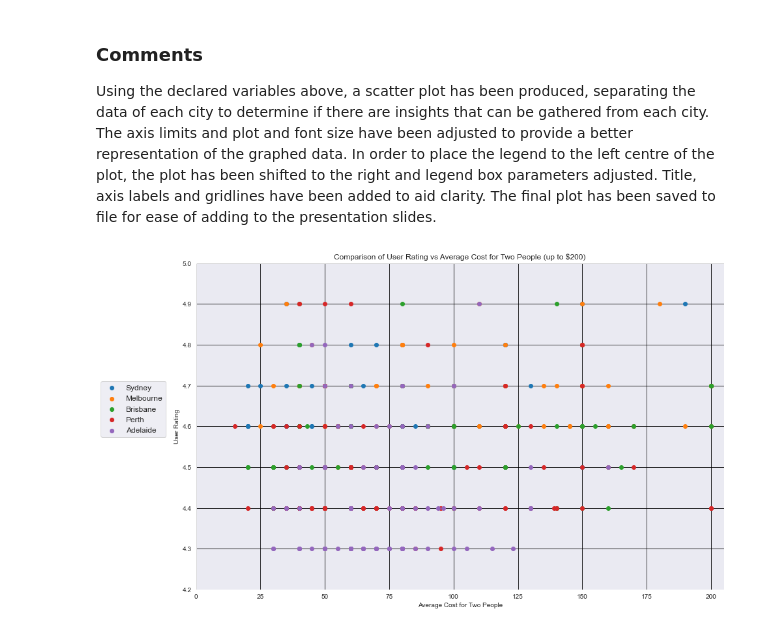
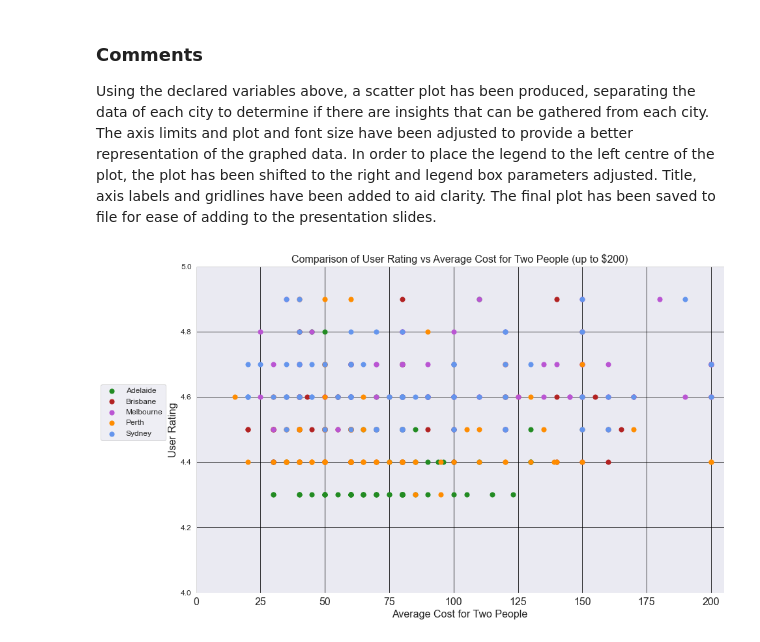
Before and after one commit to ashdrayton/Zomato-Restaurants-Reviews, a Jupyter notebook: Erica/Scatter_200.ipynb, the cells around one changed output. Saved outputs shown, nothing was run; the diff lists cells and outputs as text; code cells hidden in the pictures.

Commit message:
Presentation and graph amendments

```diff
--- a/Erica/Scatter_200.ipynb
+++ b/Erica/Scatter_200.ipynb
@@ -58,44 +58,43 @@ y5 = df.iloc[382:477, 10]
 Using the declared variables above, a scatter plot has been produced, separating the data of each city to determine if there are insights that can be gathered from each city. The axis limits and plot and font size have been adjusted to provide a better representation of the graphed data. In order to place the legend to the left centre of the plot, the plot has been shifted to the right and legend box parameters adjusted. Title, axis labels and gridlines have been added to aid clarity. The final plot has been saved to file for ease of adding to the presentation slides.
 # %%
 #Specify plot to be a scatter plot and add variables
-plt.scatter(x1,y1, label='Sydney')
-plt.scatter(x2,y2, label='Melbourne')
-plt.scatter(x3,y3, label='Brisbane')
-plt.scatter(x4,y4, label='Perth')
-plt.scatter(x5,y5, label='Adelaide')
+plt.scatter(x5,y5, label='Adelaide', color='forestgreen', s=50)
+plt.scatter(x3,y3, label='Brisbane', color='firebrick', s=50)
+plt.scatter(x2,y2, label='Melbourne', color='mediumorchid', s=50)
+plt.scatter(x4,y4, label='Perth', color='darkorange', s=50)
+plt.scatter(x1,y1, label='Sydney', color='cornflowerblue', s=50)
 
 #Set plot x and y axis limits
-plt.axis([0, 205, 4.2, 5.0])
+plt.axis([0, 205, 4.0, 5.0])
 
 #Adjust size of graph
 fig = plt.gcf()
 fig.set_size_inches(15, 12)
 
 #Set font sizes
 small = 12
 medium = 16
 large = 24
 
-plt.rc('font', size=small)
-plt.rc('axes', titlesize=small)
-plt.rc('axes', labelsize=small)
-plt.rc('xtick', labelsize=small)
+plt.rc('font', size=medium)
+plt.rc('axes', titlesize=medium)
+plt.rc('axes', labelsize=medium)
+plt.rc('xtick', labelsize=medium)
 plt.rc('ytick', labelsize=small)
 plt.rc('legend', fontsize=small)
 plt.rc('figure', titlesize=large)
 
 #Add legend and set graph and legend position
-#plt.legend(loc='best')
 plt.subplots_adjust(left=0.15, bottom=0.3)
 plt.legend(bbox_to_anchor=(-0.05, 0.65), loc='upper right')
 
 #Add title, axis labels and gridlines
 plt.title('Comparison of User Rating vs Average Cost for Two People (up to $200)')
 plt.xlabel('Average Cost for Two People')
 plt.ylabel('User Rating')
 plt.grid(which='major', linestyle='-', color='black')
 
 #Save plot
 plt.savefig("scatter_200.png")
 # %% [output]
-[figure, old version]
+[figure, new version]
```
Also changed, not shown: parts of 1 cell of this notebook, 12 other files.
